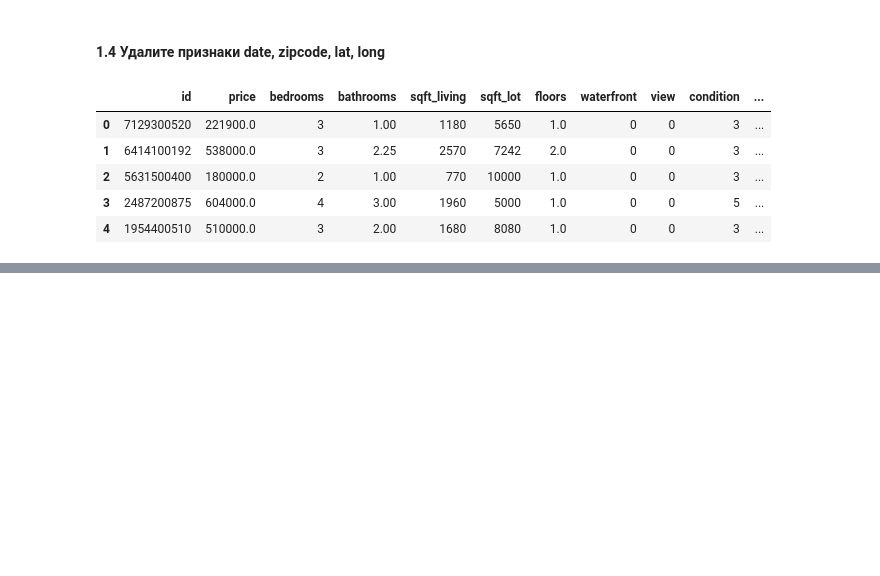
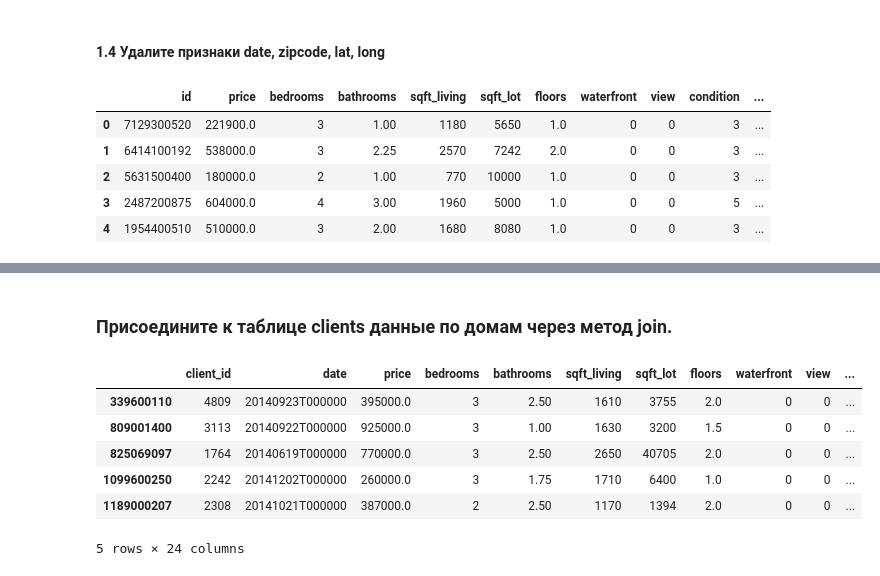
Before and after one commit to kudaevalyudmila1/Python-Analytics, a Jupyter notebook: HomeWork3.ipynb, the cells around one changed output, grey strips where cells are left out. Cells and saved outputs as stored; diff of their text form; code cells hidden in the pictures; blank space fills up the shorter version.

```diff
--- a/HomeWork3.ipynb
+++ b/HomeWork3.ipynb
@@ -68,0 +71,14 @@ df1.head()
+# %%
+clients = pd.DataFrame({
+'client_id': [1459, 4684, 3498, 3942, 4535, 2308, 2866, 2765, 1472, 4236, 2295,
+939, 3840, 280, 20, 4332, 3475, 4213, 3113, 4809, 2134, 2242,
+2068, 4929, 1384, 1589, 3317, 2260, 1727, 1764, 1611, 1474],
+'house_id': [8965450190, 6823100225, 5104540330, 2131701075, 1522700060,
+1189000207, 6821600300, 7137950720, 9510920050, 6131600255,
+5428000070, 1788800910, 8100400160, 3123049142, 6306800010,
+5083000375, 7920100025, 1951600150, 809001400, 339600110,
+1622049154, 1099600250, 8563000110, 2768100205, 3995700435,
+8861700030, 3303980210, 7731100066, 8146100580, 825069097,
+3889100029, 9524100196]
+})
+clients.head()
@@ -68,0 +92,16 @@ df1.head()
+# %% [markdown]
+### Присоедините к таблице clients данные по домам через метод join.
+# %%
+clients2 = clients.copy()
+df2 = df.copy()
+clients2_join =clients2.set_index('house_id')
+df2_join = df2.set_index('id')
+clients2_join.join(df2_join).head()
+# %% [output]
+|  | client_id | date | price | bedrooms | bathrooms | sqft_living | sqft_lot | floors | waterfront | view | ... |
+| 339600110 | 4809 | 20140923T000000 | 395000.0 | 3 | 2.50 | 1610 | 3755 | 2.0 | 0 | 0 | ... |
+| 809001400 | 3113 | 20140922T000000 | 925000.0 | 3 | 1.00 | 1630 | 3200 | 1.5 | 0 | 0 | ... |
+| 825069097 | 1764 | 20140619T000000 | 770000.0 | 3 | 2.50 | 2650 | 40705 | 2.0 | 0 | 0 | ... |
+| 1099600250 | 2242 | 20141202T000000 | 260000.0 | 3 | 1.75 | 1710 | 6400 | 1.0 | 0 | 0 | ... |
+| 1189000207 | 2308 | 20141021T000000 | 387000.0 | 2 | 2.50 | 1170 | 1394 | 2.0 | 0 | 0 | ... |
+5 rows × 24 columns
```
Also changed, not shown: parts of 5 cells of this notebook.
